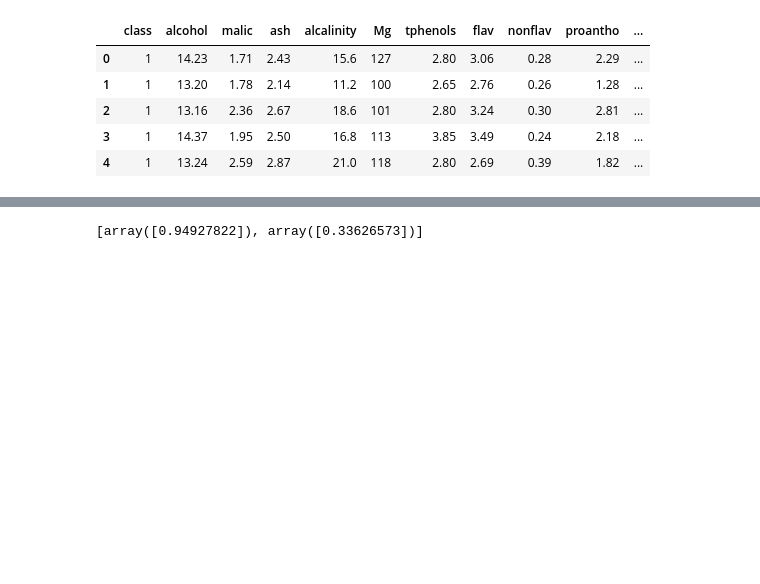
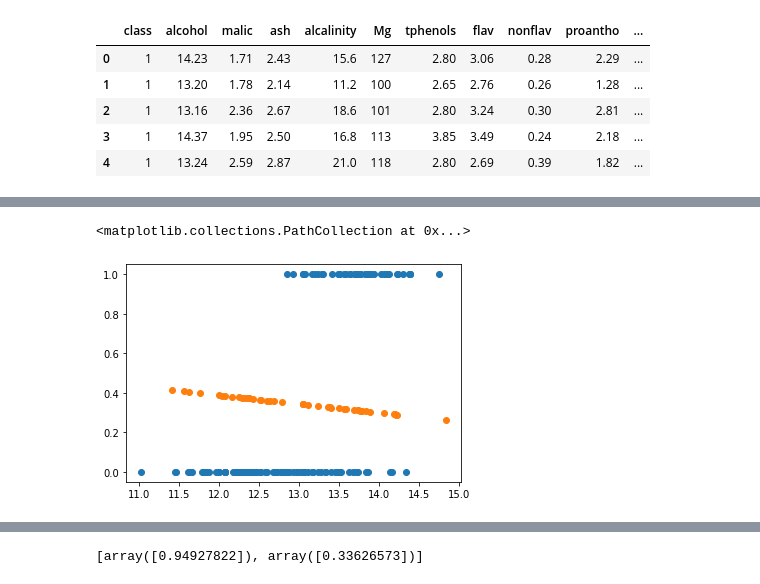
Before and after one commit to Suemy-AZ/Modulo_2, a Jupyter notebook: M2.ipynb, the cells around one changed output, grey strips where cells are left out. Saved outputs shown, nothing was run; the diff lists cells and outputs as text; code cells hidden in the pictures; blank space fills up the shorter version.

```diff
--- a/M2.ipynb
+++ b/M2.ipynb
@@ -21,14 +21,3 @@ Mounted at /content/gdrive
 | 2 | 1 | 13.16 | 2.36 | 2.67 | 18.6 | 101 | 2.80 | 3.24 | 0.30 | 2.81 | ... |
 | 3 | 1 | 14.37 | 1.95 | 2.50 | 16.8 | 113 | 3.85 | 3.49 | 0.24 | 2.18 | ... |
 | 4 | 1 | 13.24 | 2.59 | 2.87 | 21.0 | 118 | 2.80 | 2.69 | 0.39 | 1.82 | ... |
-# %%
-x=df[["alcohol"]]
-y=df[["class"]]
-
-n=len(y)
-
-x_train=x[0:round(n/2-1)].to_numpy()
-y_train=y[0:round(n/2-1)].to_numpy()
-
-x_test=x[round(n/2):].to_numpy()
-y_test=y[round(n/2):].to_numpy()
@@ -39,8 +34,11 @@ y= df[["class"]].to_numpy()
 
 from sklearn.model_selection import train_test_split
 
-x_train, x_test, y_train, y_test = train_test_split(x,y,random_state=0)
 
 c1=np.where(df["class"] == 1, 1,0 )
 c2=np.where(df["class"] == 2, 1,0 )
 c3=np.where(df["class"] == 3, 1,0 )
+
+x_c1t, x_c1v, y_c1t, y_c1v = train_test_split(x,c1,random_state=0)
+x_c2t, x_c2v, y_c2t, y_c2v = train_test_split(x,c2,random_state=0)
+x_c3t, x_c3v, y_c3t, y_c3v = train_test_split(x,c3,random_state=0)
@@ -56,0 +109,13 @@ array([0, 0, 0, 0, 0, 0, 0, 0, 0, 0, 0, 0, 0, 0, 0, 0, 0, 0, 0, 0, 0, 0,
+# %%
+from math import e
+h= lambda x,theta : theta[0]+theta[1]*x #Definimos la ecuación lineal de orden 1
+#h=lambda x, theta : 1/(1+e**(-(theta[0]+theta[1]*x)))
+j_i = lambda x,y,theta : (y-h(x,theta))**2 #Función de costo
+
+theta11=orden1(x_c1t,y_c1t,[1,1],0.0001,h,j_i)
+theta21=orden1(x_c2t,y_c2t,[1,1],0.0001,h,j_i)
+theta31=orden1(x_c3t,y_c3t,[1,1],0.0001,h,j_i)
+
+validate(x_c1t,y_c1t,x_c1v,y_c1v,theta11)
+validate(x_c2t,y_c2t,x_c2v,y_c2v,theta21)
+validate(x_c3t,y_c3t,x_c3v,y_c3v,theta31)
@@ -56,0 +133,8 @@ array([0, 0, 0, 0, 0, 0, 0, 0, 0, 0, 0, 0, 0, 0, 0, 0, 0, 0, 0, 0, 0, 0,
+# %%
+import matplotlib.pyplot as pt
+
+pt.scatter(x_c1t,y_c1t)
+pt.scatter(x_c1v,h(x_c1v,theta11))
+# %% [output]
+<matplotlib.collections.PathCollection at 0x...>
+[figure, added]
```
Also changed, not shown: parts of 15 cells of this notebook.
